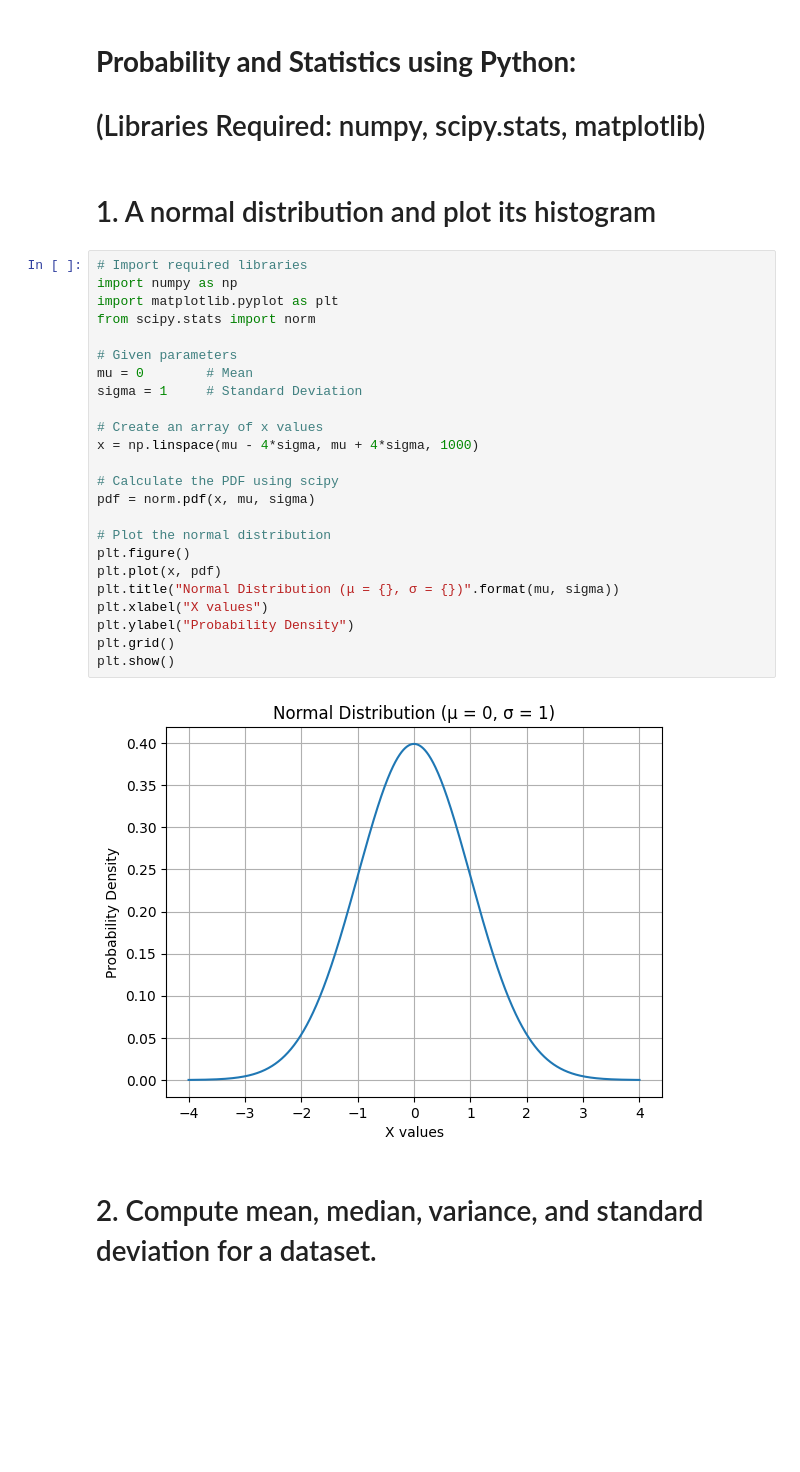
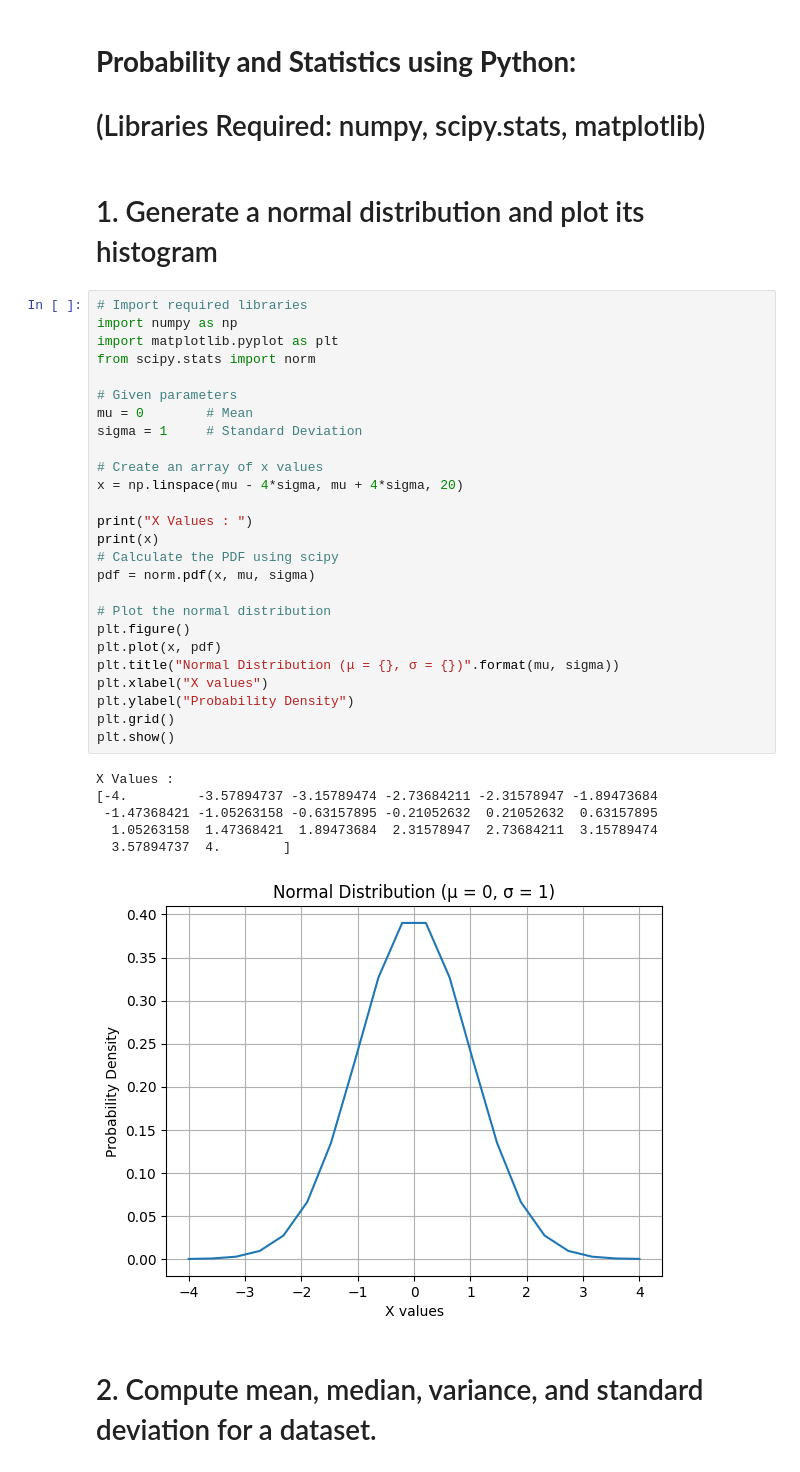
Before and after one commit to ashel1307/Artificial_Intelligence_Lab_SE_A_55, a Jupyter notebook: DS_Experiment_4.ipynb, the cells around one changed output. Saved outputs shown, nothing was run; the diff lists cells and outputs as text; blank space fills up the shorter version.

```diff
--- a/DS_Experiment_4.ipynb
+++ b/DS_Experiment_4.ipynb
@@ -4,33 +4,40 @@
 # **Probability and Statistics using Python:**
 # (Libraries Required: numpy, scipy.stats, matplotlib)
 # %% [markdown]
-# 1. A normal distribution and plot its histogram
+# 1. Generate a normal distribution and plot its histogram
 # %%
 # Import required libraries
 import numpy as np
 import matplotlib.pyplot as plt
 from scipy.stats import norm
 
 # Given parameters
 mu = 0        # Mean
 sigma = 1     # Standard Deviation
 
 # Create an array of x values
-x = np.linspace(mu - 4*sigma, mu + 4*sigma, 1000)
+x = np.linspace(mu - 4*sigma, mu + 4*sigma, 20)
 
+print("X Values : ")
+print(x)
 # Calculate the PDF using scipy
 pdf = norm.pdf(x, mu, sigma)
 
 # Plot the normal distribution
 plt.figure()
 plt.plot(x, pdf)
 plt.title("Normal Distribution (μ = {}, σ = {})".format(mu, sigma))
 plt.xlabel("X values")
 plt.ylabel("Probability Density")
 plt.grid()
 plt.show()
 # %% [output]
+X Values :
+[-4.         -3.57894737 -3.15789474 -2.73684211 -2.31578947 -1.89473684
+ -1.47368421 -1.05263158 -0.63157895 -0.21052632  0.21052632  0.63157895
+  1.05263158  1.47368421  1.89473684  2.31578947  2.73684211  3.15789474
+  3.57894737  4.        ]
-[figure, old version]
+[figure, new version]
 # %% [markdown]
 # 2. Compute mean, median, variance, and standard deviation for a dataset.
 # %%
```
